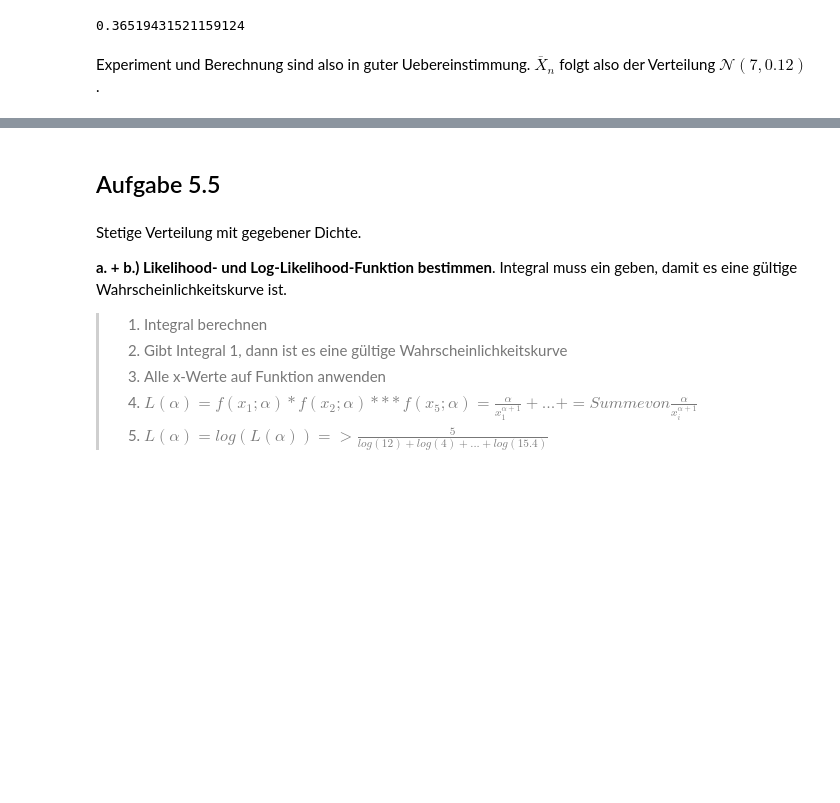
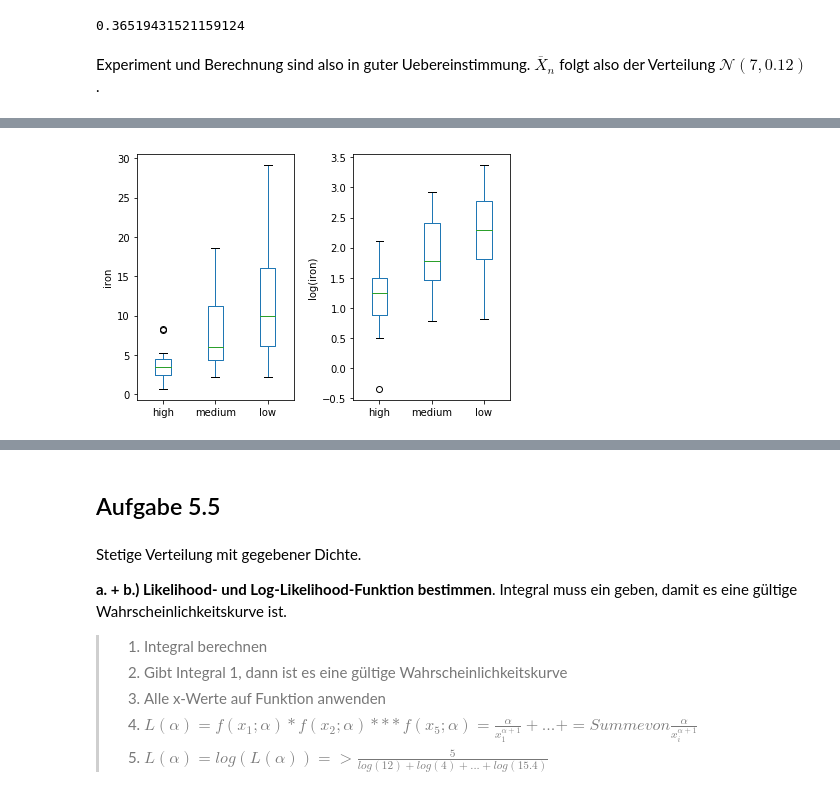
Before and after one commit to christopherchristensen/summaries, a Jupyter notebook: stat/sw05/serie_05.ipynb, the cells around one changed output, grey strips where cells are left out. Drawn from its saved outputs; the diff is of its cells as text; code cells hidden in the pictures; blank space fills up the shorter version.

```diff
--- a/stat/sw05/Python Code - Series 5.ipynb
+++ b/stat/sw05/serie_05.ipynb
@@ -334,0 +378,21 @@ Experiment und Berechnung sind also in guter Uebereinstimmung. $\overline{X}_n$
+# %%
+import matplotlib.pyplot as plt
+
+# 1. Subplot erstellen (1 Reihe, 2 Zeilen, 1. Plot)
+plt.subplot(1, 2, 1)
+
+# iron Daten als Boxplot plotten
+iron.plot(kind="box", ax=plt.gca())
+plt.ylabel("iron")
+
+# 2. Subplot erstellen
+plt.subplot(1, 2, 2)
+
+# log(iron) Daten als Boxplot plotten
+np.log(iron).plot(kind="box", ax=plt.gca())
+plt.ylabel("log(iron)")
+
+plt.tight_layout()
+plt.show()
+# %% [output]
+[figure, added]
```
Also changed, not shown: parts of 12 cells of this notebook, 12 other files.
